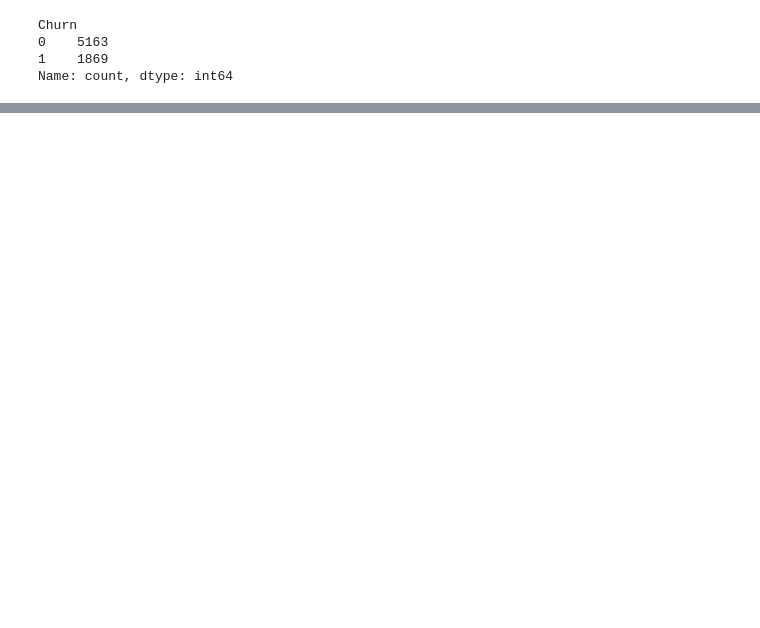
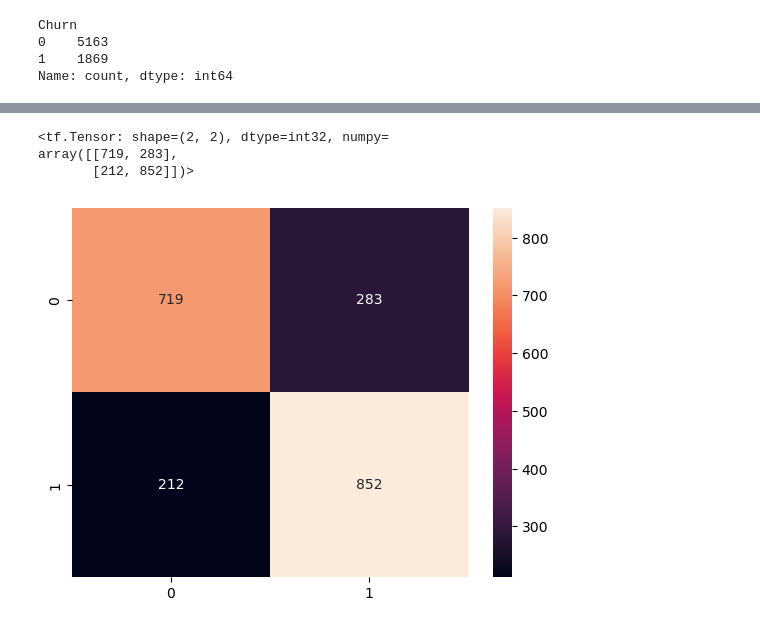
Before and after one commit to rupali99rakibe/Deep-learning, a Jupyter notebook: Customer_churn.ipynb, the cells around one changed output, grey strips where cells are left out. Drawn from its saved outputs; the diff is of its cells as text; code cells hidden in the pictures; blank space fills up the shorter version.

```diff
--- a/Customer_churn.ipynb
+++ b/Customer_churn.ipynb
@@ -525,0 +728,2 @@ Name: count, dtype: int64
+# %%
+model.fit(X_train_max,y_train_max,epochs=10)
@@ -525,0 +757,2 @@ Name: count, dtype: int64
+# %%
+y_pred_max = model.predict(X_test_max)
@@ -525,0 +761,19 @@ Name: count, dtype: int64
+# %%
+pred_y_max = []
+for i in y_pred_max:
+    if i > 0.5:
+        pred_y_max.append(1)
+    else:
+        pred_y_max.append(0)
+# %%
+cm_max = tf.math.confusion_matrix(labels=y_test_max,predictions=pred_y_max)
+cm_max
+# %% [output]
+<tf.Tensor: shape=(2, 2), dtype=int32, numpy=
+array([[719, 283],
+       [212, 852]])>
+# %%
+sns.heatmap(cm_max,annot=True,fmt='d')
+plt.show()
+# %% [output]
+[figure, added]
```
Also changed, not shown: parts of 76 cells of this notebook.
